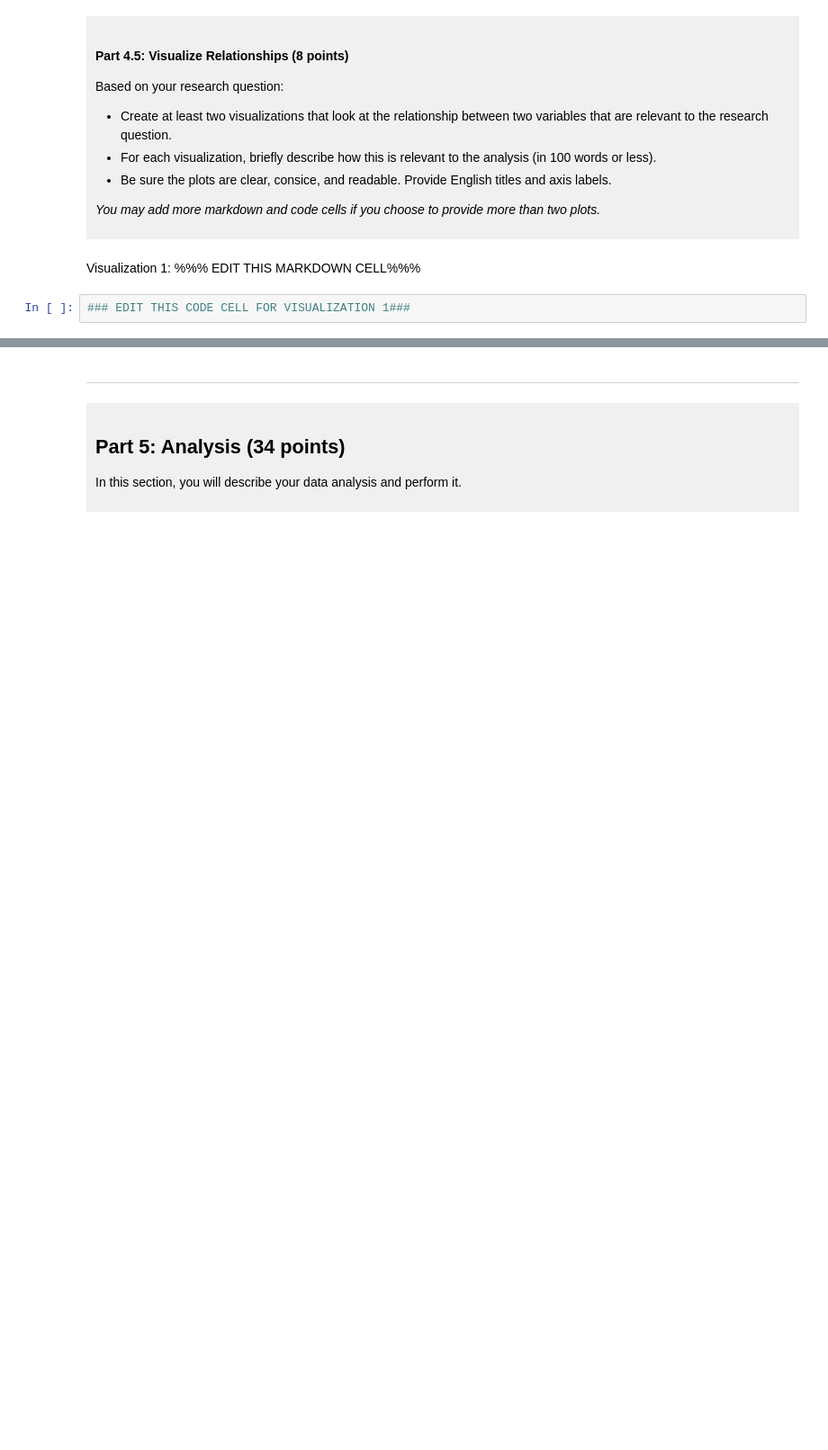
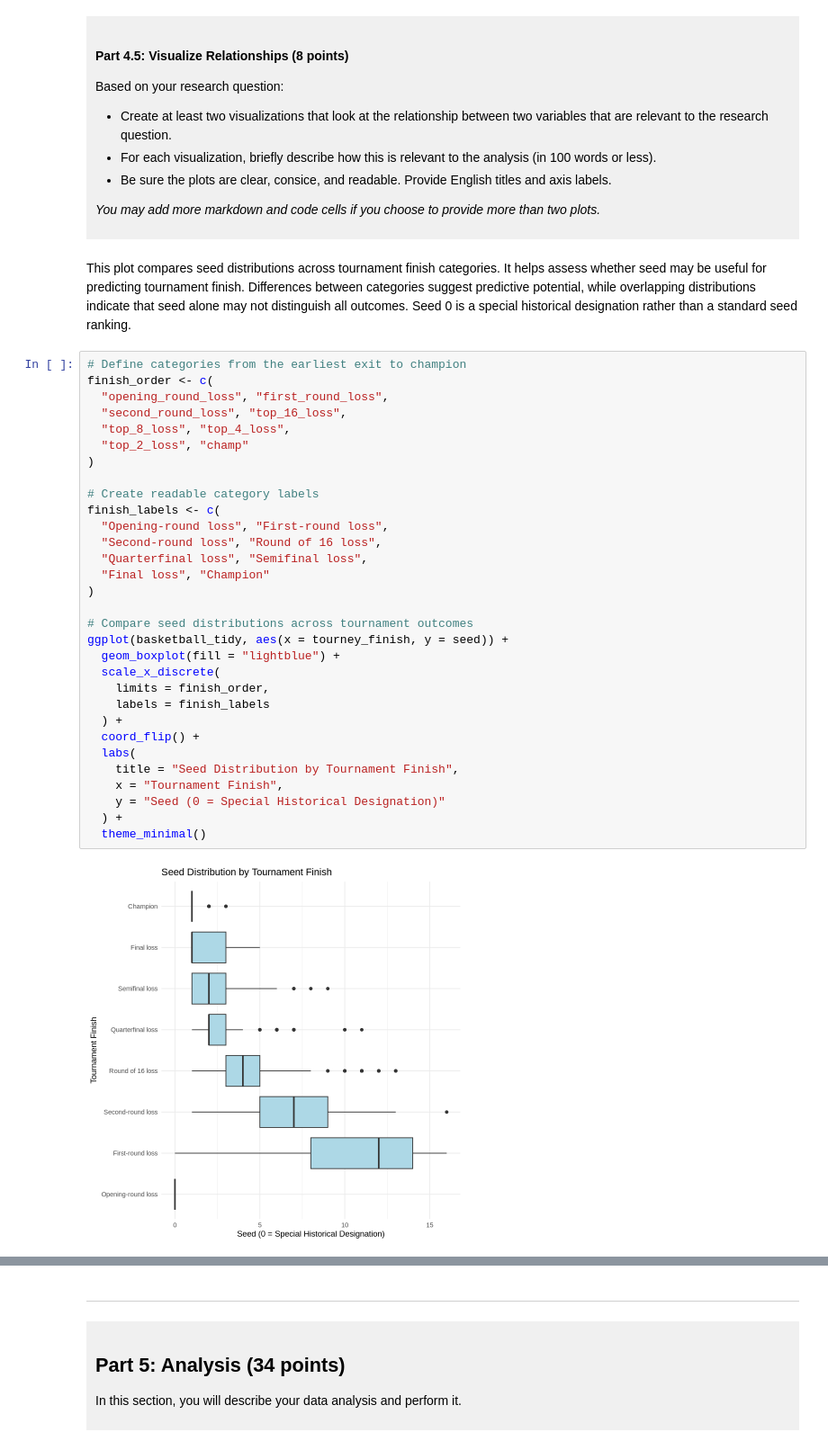
Before and after one commit to kyson17/dsci-100-project-shuren-wang, a Jupyter notebook: dsci-100-project-notebook.ipynb, the cells around one changed output, grey strips where cells are left out. Shown at 90% size. Cells and saved outputs as stored; diff of their text form; blank space fills up the shorter version.

```diff
--- a/dsci-100-project-notebook.ipynb
+++ b/dsci-100-project-notebook.ipynb
@@ -322,7 +417,38 @@ Based on your research question:
 *You may add more markdown and code cells if you choose to provide more than two plots.*
 </div>
 # %% [markdown]
-Visualization 1: %%% EDIT THIS MARKDOWN CELL%%%
+This plot compares seed distributions across tournament finish categories. It helps assess whether seed may be useful for predicting tournament finish. Differences between categories suggest predictive potential, while overlapping distributions indicate that seed alone may not distinguish all outcomes. Seed 0 is a special historical designation rather than a standard seed ranking.
 # %%
-### EDIT THIS CODE CELL FOR VISUALIZATION 1###
+# Define categories from the earliest exit to champion
+finish_order <- c(
+  "opening_round_loss", "first_round_loss",
+  "second_round_loss", "top_16_loss",
+  "top_8_loss", "top_4_loss",
+  "top_2_loss", "champ"
+)
+
+# Create readable category labels
+finish_labels <- c(
+  "Opening-round loss", "First-round loss",
+  "Second-round loss", "Round of 16 loss",
+  "Quarterfinal loss", "Semifinal loss",
+  "Final loss", "Champion"
+)
+
+# Compare seed distributions across tournament outcomes
+ggplot(basketball_tidy, aes(x = tourney_finish, y = seed)) +
+  geom_boxplot(fill = "lightblue") +
+  scale_x_discrete(
+    limits = finish_order,
+    labels = finish_labels
+  ) +
+  coord_flip() +
+  labs(
+    title = "Seed Distribution by Tournament Finish",
+    x = "Tournament Finish",
+    y = "Seed (0 = Special Historical Designation)"
+  ) +
+  theme_minimal()
+# %% [output]
+[figure, added]
 # %% [markdown]
```
Also changed, not shown: parts of 8 cells of this notebook.
